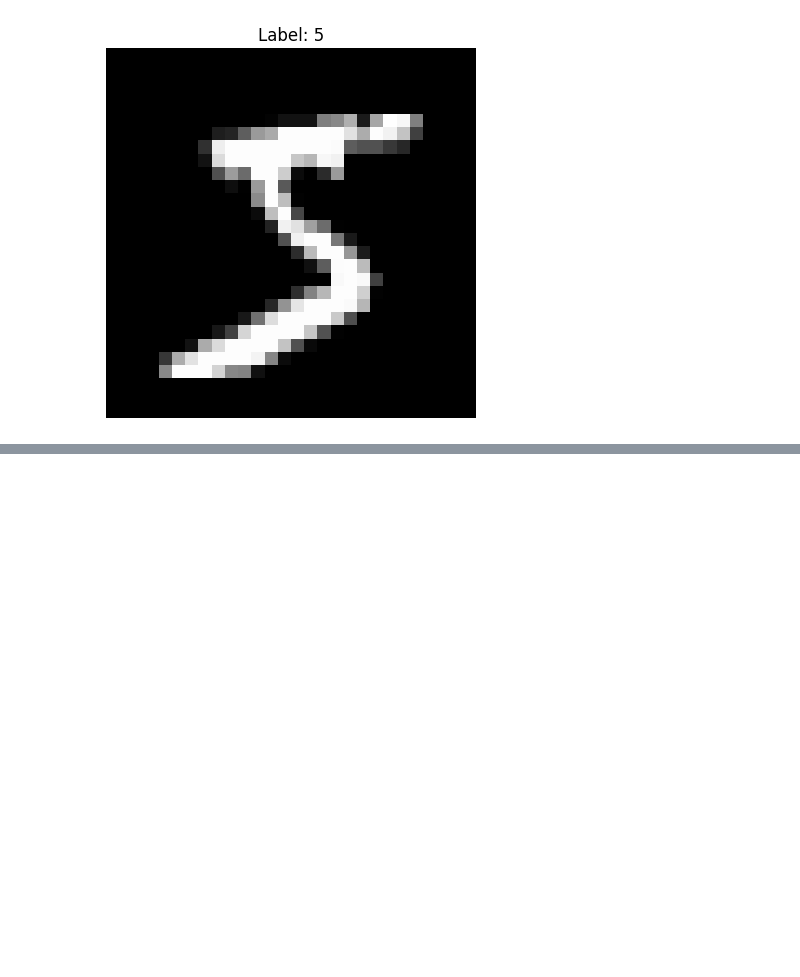
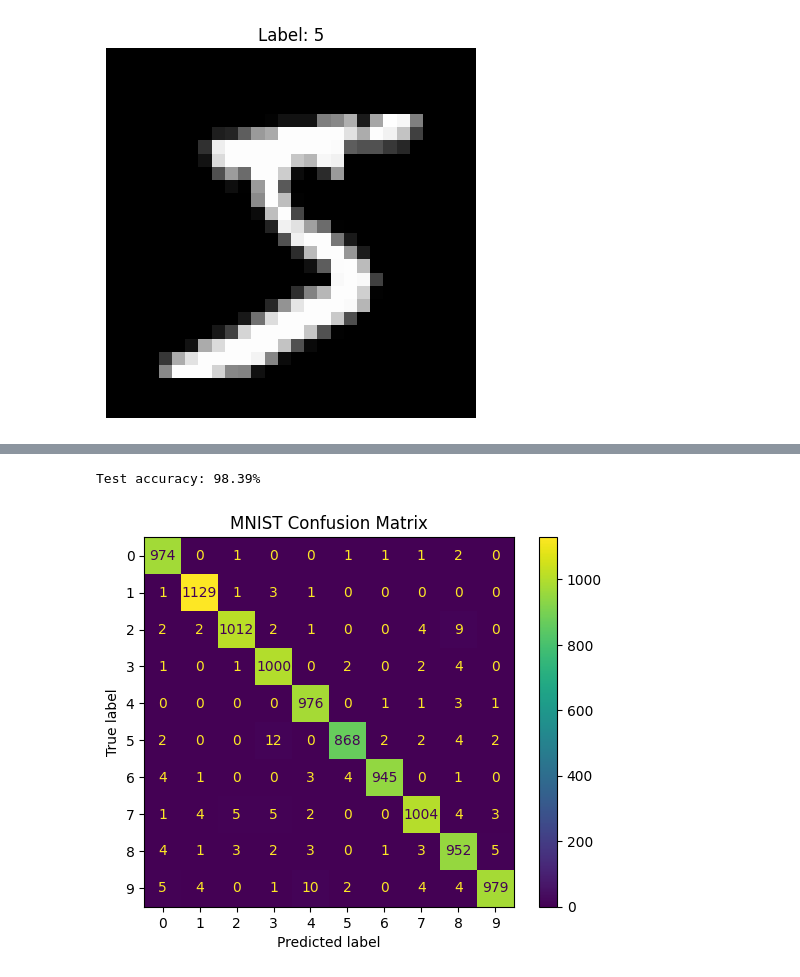
Before and after one commit to annapad-neuro/synthetic-medical-imaging-ai, a Jupyter notebook: notebooks/02_cnn_baseline.ipynb, the cells around one changed output, grey strips where cells are left out. Cells and saved outputs as stored; diff of their text form; code cells hidden in the pictures; blank space fills up the shorter version.

```diff
--- a/notebooks/02_cnn_baseline.ipynb
+++ b/notebooks/02_cnn_baseline.ipynb
@@ -69,0 +147,53 @@ plt.show()
+# %%
+model.eval()
+
+correct = 0
+total = 0
+
+with torch.no_grad():
+
+    for images, labels in test_loader:
+
+        predictions = model(images)
+
+        _, predicted = torch.max(predictions, 1)
+
+        total += labels.size(0)
+        correct += (predicted == labels).sum().item()
+
+accuracy = 100 * correct / total
+
+print(f"Test accuracy: {accuracy:.2f}%")
+# %% [output]
+Test accuracy: 98.39%
+# %%
+from sklearn.metrics import confusion_matrix, ConfusionMatrixDisplay
+import matplotlib.pyplot as plt
+
+all_labels = []
+all_predictions = []
+
+model.eval()
+
+with torch.no_grad():
+
+    for images, labels in test_loader:
+
+        predictions = model(images)
+        _, predicted = torch.max(predictions, 1)
+
+        all_labels.extend(labels.numpy())
+        all_predictions.extend(predicted.numpy())
+
+cm = confusion_matrix(all_labels, all_predictions)
+
+disp = ConfusionMatrixDisplay(
+    confusion_matrix=cm,
+    display_labels=range(10)
+)
+
+disp.plot()
+plt.title("MNIST Confusion Matrix")
+plt.show()
+# %% [output]
+[figure, added]
```
Also changed, not shown: parts of 3 cells of this notebook.
